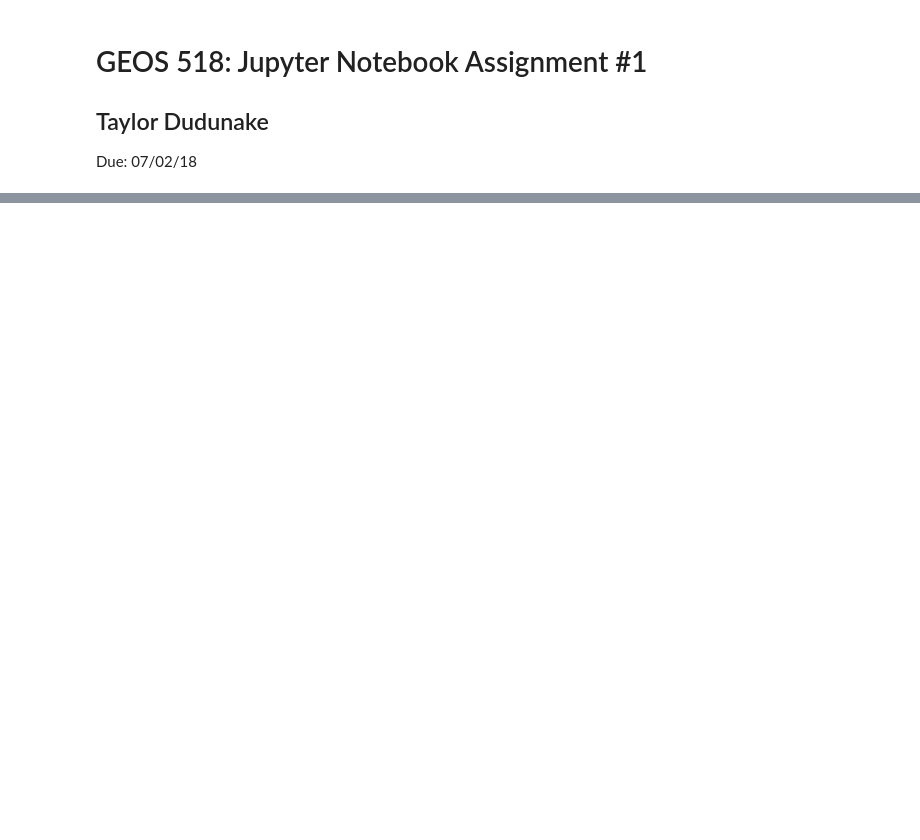
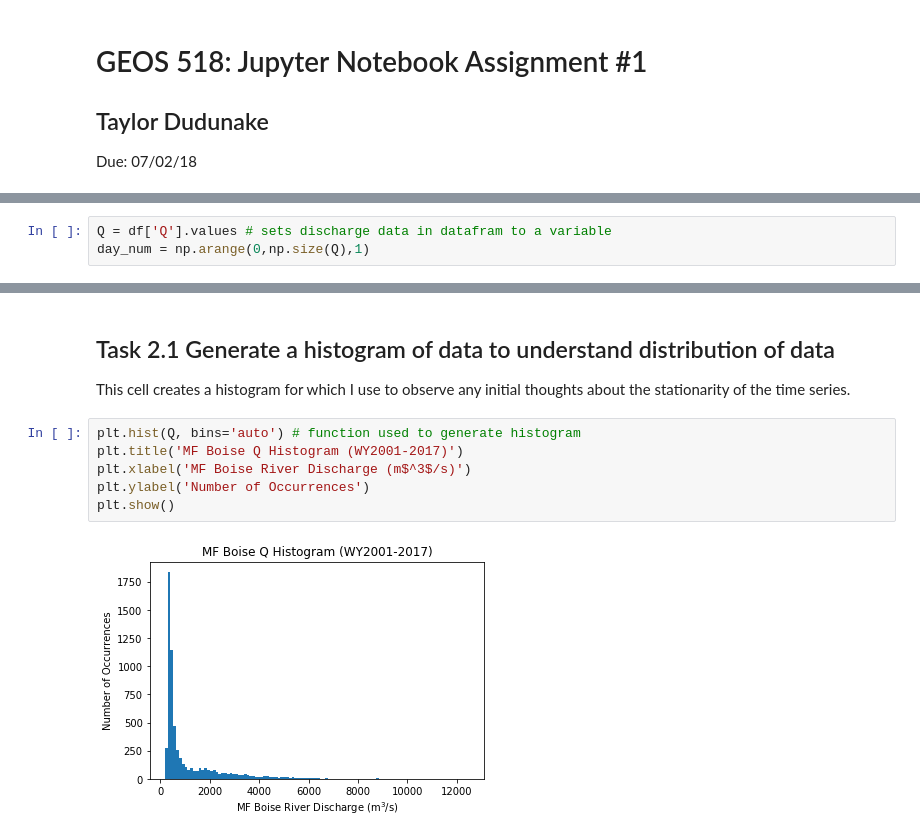
Before and after one commit to tdudunake/GEOS_518_GitHUB, a Jupyter notebook: Homework1/Jupiter Notebook Assignment 1.ipynb, the cells around one changed output, grey strips where cells are left out. Drawn from its saved outputs; the diff is of its cells as text; blank space fills up the shorter version.

```diff
--- a/Homework1/Jupiter Notebook Assignment 1.ipynb
+++ b/Homework1/Jupiter Notebook Assignment 1.ipynb
@@ -85,0 +68,3 @@ df.Q.var()
+# %%
+Q = df['Q'].values # sets discharge data in datafram to a variable
+day_num = np.arange(0,np.size(Q),1)
@@ -85,0 +82,11 @@ df.Q.var()
+# %% [markdown]
+## Task 2.1 Generate a histogram of data to understand distribution of data
+This cell creates a histogram for which I use to observe any initial thoughts about the stationarity of the time series.
+# %%
+plt.hist(Q, bins='auto') # function used to generate histogram
+plt.title('MF Boise Q Histogram (WY2001-2017)')
+plt.xlabel('MF Boise River Discharge (m$^3$/s)')
+plt.ylabel('Number of Occurrences')
+plt.show()
+# %% [output]
+[figure, added]
```
Also changed, not shown: parts of 28 cells of this notebook, 1 other file.
